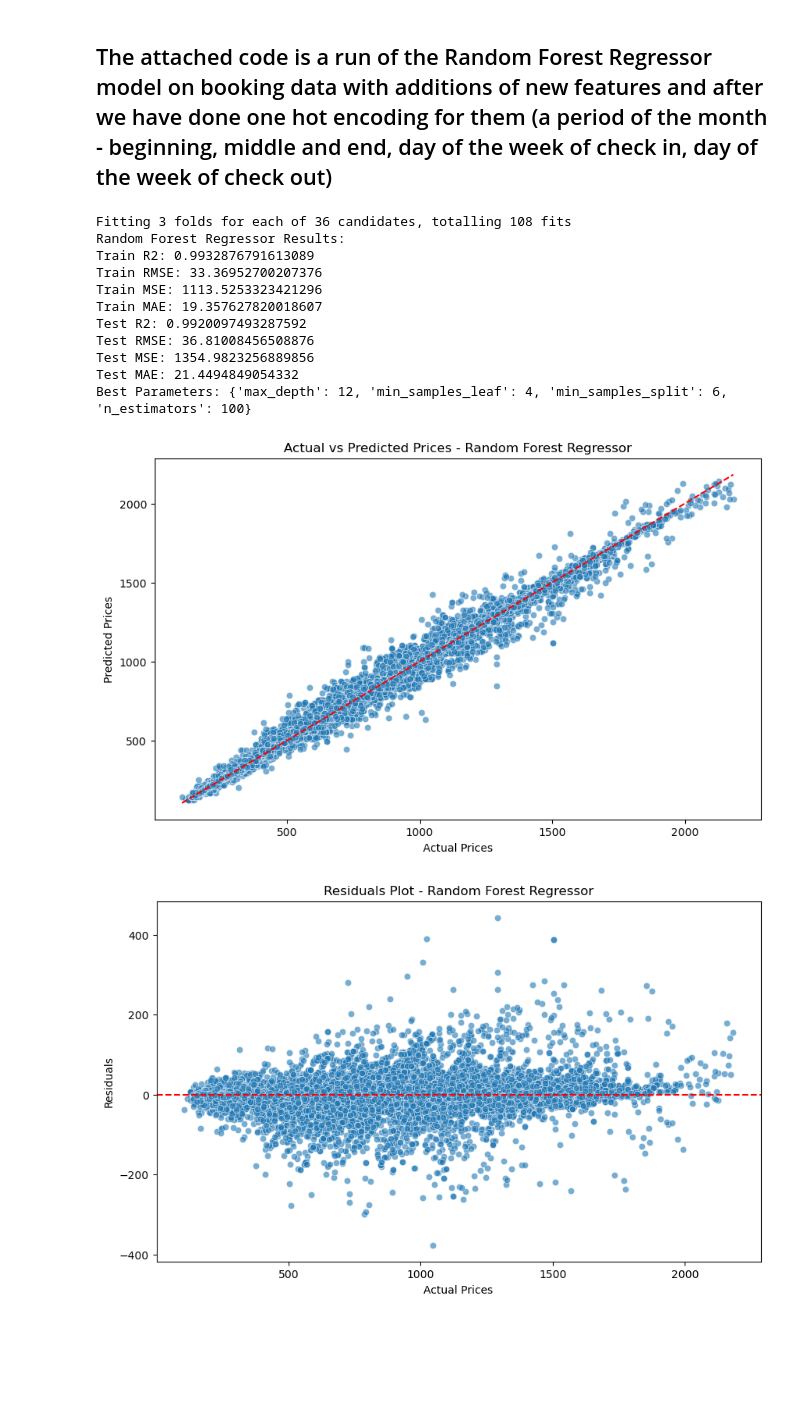
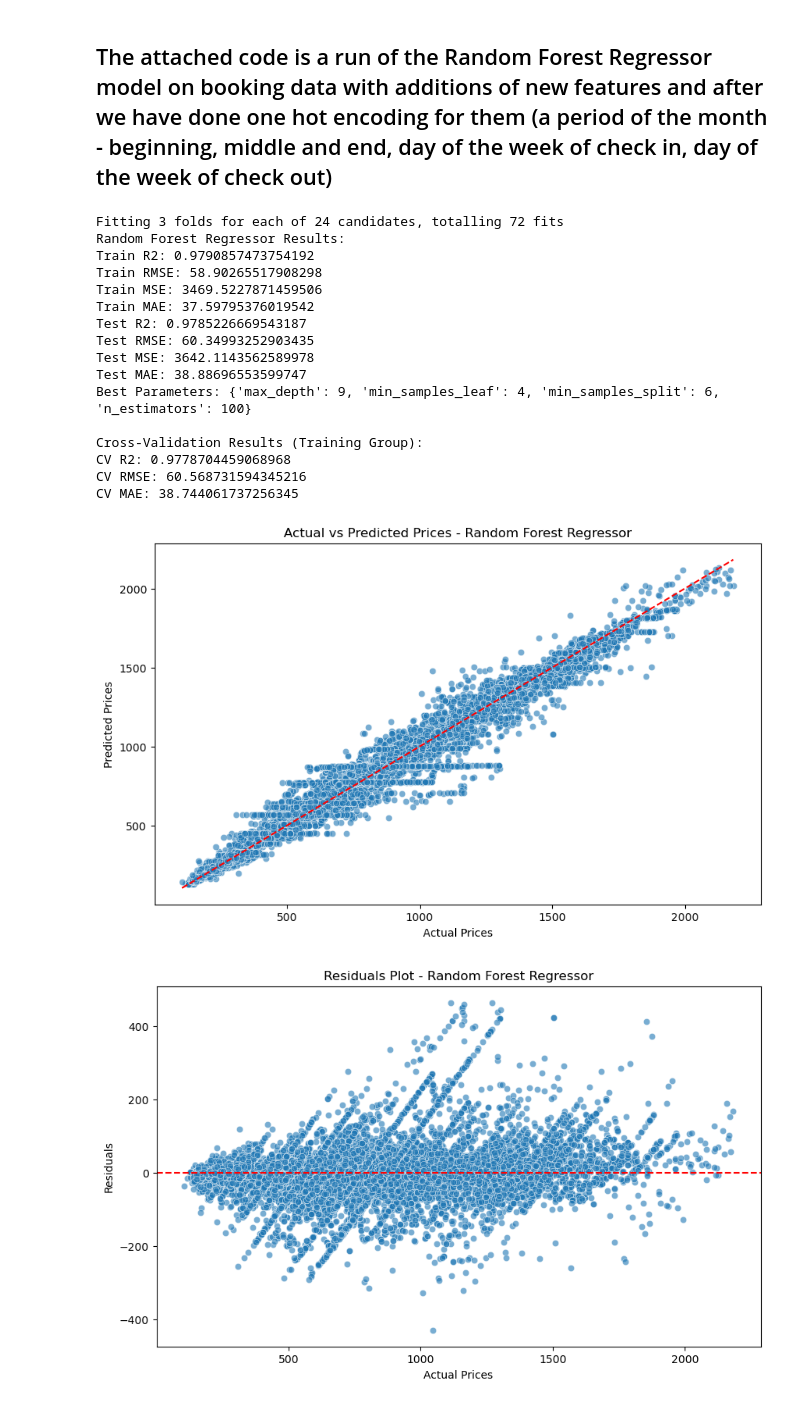
Before and after one commit to Omri5790/Data_Project, a Jupyter notebook: booking models/Random_Forest _Regressor_predict.ipynb, the cells around one changed output. Drawn from its saved outputs; the diff is of its cells as text; code cells hidden in the pictures; blank space fills up the shorter version.

```diff
--- a/booking models/Random_Forest _Regressor_predict.ipynb
+++ b/booking models/Random_Forest _Regressor_predict.ipynb
@@ -129,7 +144,7 @@ Best Parameters: {'max_depth': 12, 'min_samples_leaf': 4, 'min_samples_split': 6
 # %%
 import pandas as pd
 import numpy as np
-from sklearn.model_selection import train_test_split, GridSearchCV
+from sklearn.model_selection import train_test_split, GridSearchCV, cross_val_score
 from sklearn.ensemble import RandomForestRegressor
 from sklearn.impute import SimpleImputer
 from sklearn.metrics import r2_score, mean_squared_error, mean_absolute_error
@@ -154,31 +169,31 @@ def fill_na_with_group_mean(df):
 # Fill NaN values for the entire dataset
 df = fill_na_with_group_mean(df)
 
-# Remove the price_per_night column
-if 'price_per_night' in df.columns:
-    df = df.drop(columns=['price_per_night'])
-
 # Keep only numeric columns
 df = df.select_dtypes(include=[np.number])
 
 # Remove columns with all NaN values
 df = df.dropna(axis=1, how='all')
 
+# Remove the price_per_night column
+if 'price_per_night' in df.columns:
+    df = df.drop(columns=['price_per_night'])
+
 # Ensure there are no remaining NaN values
 imputer = SimpleImputer(strategy='mean')
 df = pd.DataFrame(imputer.fit_transform(df), columns=df.columns)
 
-# Split the data into train and test sets
+
 X = df.drop(columns=['price'])
 y = df['price']
 X_train, X_test, y_train, y_test = train_test_split(X, y, test_size=0.3, random_state=42)
 
 # Define the parameter grid for GridSearchCV
 param_grid = {
-    'max_depth': [8, 10,12],
-    'min_samples_split': [ 6,7],
-    'min_samples_leaf': [ 4,6],
-    'n_estimators': [50, 75 ,100]
+    'max_depth': [7,8,9],
+    'min_samples_split': [6, 7],
+    'min_samples_leaf': [4, 6],
+    'n_estimators': [ 75, 100]
 }
 
 # Initialize Random Forest Regressor with GridSearchCV
@@ -205,62 +220,63 @@ test_rmse = mean_squared_error(y_test, y_test_pred, squared=False)
 test_mse = mean_squared_error(y_test, y_test_pred)
 test_mae = mean_absolute_error(y_test, y_test_pred)
 
+# Perform cross-validation
+cv_r2_scores = cross_val_score(best_model, X_train, y_train, cv=5, scoring='r2')
+cv_rmse_scores = np.sqrt(-cross_val_score(best_model, X_train, y_train, cv=5, scoring='neg_mean_squared_error'))
+cv_mae_scores = -cross_val_score(best_model, X_train, y_train, cv=5, scoring='neg_mean_absolute_error')
+
 # Print results
 print("Random Forest Regressor Results:")
 print(f"Train R2: {train_r2}")
 print(f"Train RMSE: {train_rmse}")
 print(f"Train MSE: {train_mse}")
 print(f"Train MAE: {train_mae}")
 print(f"Test R2: {test_r2}")
 print(f"Test RMSE: {test_rmse}")
 print(f"Test MSE: {test_mse}")
 print(f"Test MAE: {test_mae}")
 print(f"Best Parameters: {grid_search.best_params_}")
 
+# Cross-validation results
+print("\nCross-Validation Results (Training Group):")
+print(f"CV R2: {np.mean(cv_r2_scores)}")
+print(f"CV RMSE: {np.mean(cv_rmse_scores)}")
+print(f"CV MAE: {np.mean(cv_mae_scores)}")
+
 # Plot actual vs predicted prices
 plt.figure(figsize=(10, 6))
 sns.scatterplot(x=y_test, y=y_test_pred, alpha=0.6)
 plt.xlabel('Actual Prices')
 plt.ylabel('Predicted Prices')
 plt.title('Actual vs Predicted Prices - Random Forest Regressor')
 plt.plot([y_test.min(), y_test.max()], [y_test.min(), y_test.max()], color='red', linestyle='--')
 plt.show()
-
 
 # Residual plot
 residuals = y_test - y_test_pred
 plt.figure(figsize=(10, 6))
 sns.scatterplot(x=y_test, y=residuals, alpha=0.6)
 plt.axhline(y=0, color='red', linestyle='--')
 plt.xlabel('Actual Prices')
 plt.ylabel('Residuals')
 plt.title(f'Residuals Plot - Random Forest Regressor')
 plt.show()
-
-
-# Assuming y_test and y_test_pred are defined elsewhere in your code
-r2_errors = y_test - y_test_pred
-
-# Histogram plot
-plt.figure(figsize=(12, 8))
-sns.histplot(residuals, kde=True)
-plt.xlabel('Errors')
-plt.ylabel('Frequency')
-plt.title('Distribution of Errors - Random Forest Regressor')
-plt.show()
-
-residuals.describe ()
 # %% [output]
-Fitting 3 folds for each of 36 candidates, totalling 108 fits
+Fitting 3 folds for each of 24 candidates, totalling 72 fits
 Random Forest Regressor Results:
-Train R2: 0.9932876791613089
-Train RMSE: 33.36952700207376
-Train MSE: 1113.5253323421296
-Train MAE: 19.357627820018607
-Test R2: 0.9920097493287592
-Test RMSE: 36.81008456508876
-Test MSE: 1354.9823256889856
-Test MAE: 21.4494849054332
-Best Parameters: {'max_depth': 12, 'min_samples_leaf': 4, 'min_samples_split': 6, 'n_estimators': 100}
+Train R2: 0.9790857473754192
+Train RMSE: 58.90265517908298
+Train MSE: 3469.5227871459506
+Train MAE: 37.59795376019542
+Test R2: 0.9785226669543187
+Test RMSE: 60.34993252903435
+Test MSE: 3642.1143562589978
+Test MAE: 38.88696553599747
+Best Parameters: {'max_depth': 9, 'min_samples_leaf': 4, 'min_samples_split': 6, 'n_estimators': 100}
+
+Cross-Validation Results (Training Group):
+CV R2: 0.9778704459068968
+CV RMSE: 60.568731594345216
+CV MAE: 38.744061737256345
-[figure, old version]
+[figure, new version]
-[figure, old version]
+[figure, new version]
```
Also changed, not shown: parts of 8 cells of this notebook, 1 other file.
